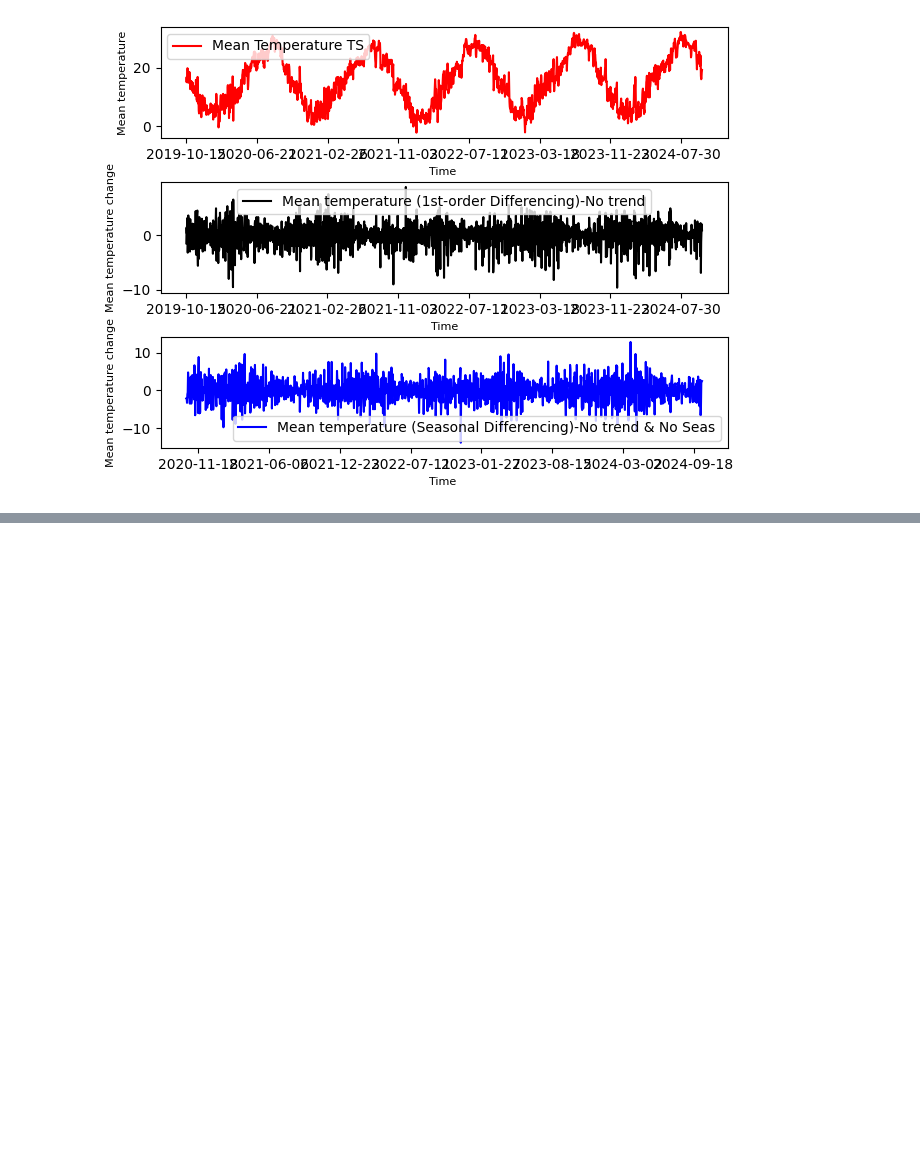
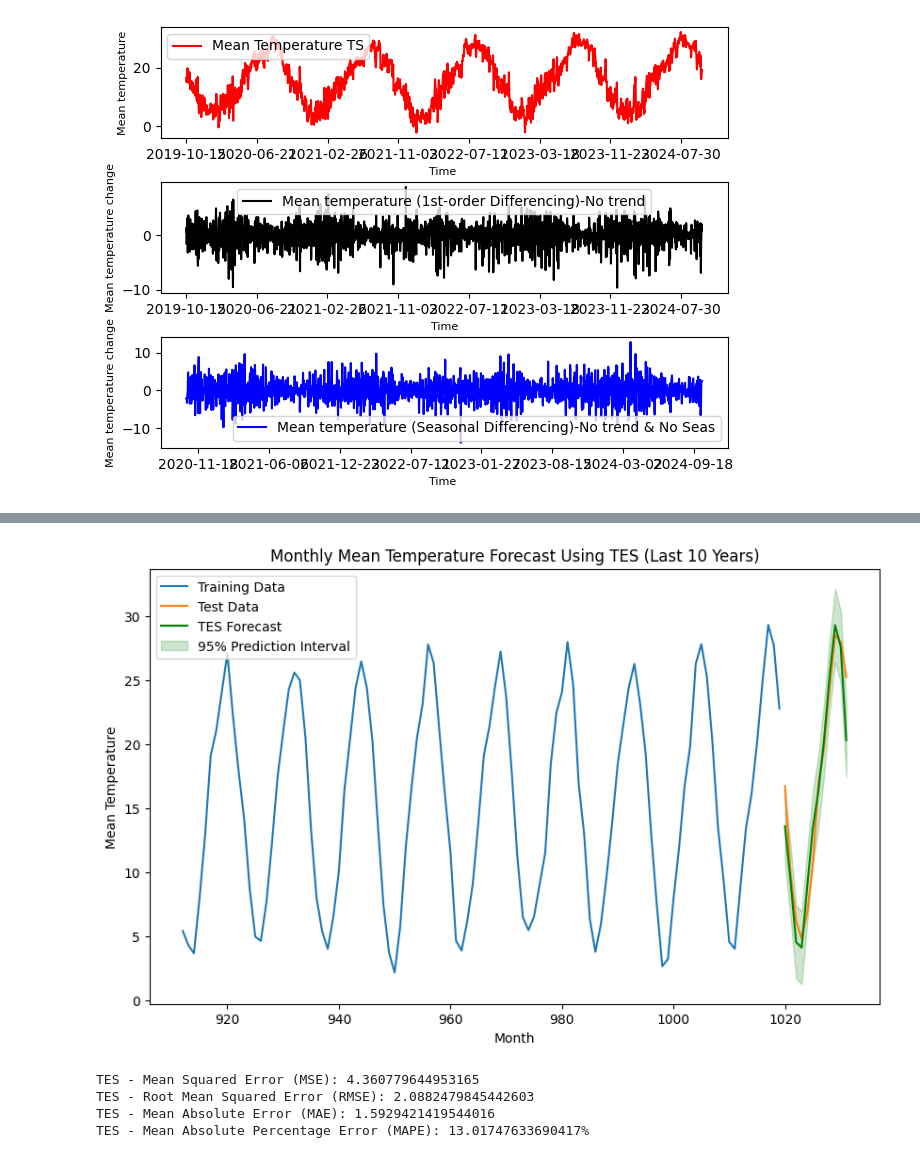
Before and after one commit to JoaoESmoreira/astp-project, a Jupyter notebook: src/data_description.ipynb, the cells around one changed output, grey strips where cells are left out. Cells and saved outputs as stored; diff of their text form; code cells hidden in the pictures; blank space fills up the shorter version.

```diff
--- a/src/data_description.ipynb
+++ b/src/data_description.ipynb
@@ -544,0 +607,57 @@ Text(0.5, 23.52222222222222, 'Time ')
+# %%
+# Fit TES model (additive trend and seasonality)
+tes_model = ExponentialSmoothing(train, trend='add', seasonal='add', seasonal_periods=12).fit()
+tes_forecast = tes_model.forecast(steps=12)
+
+# Estimate prediction intervals (95% confidence interval)
+# Standard deviation of residuals
+residuals = train - tes_model.fittedvalues
+std_error = residuals.std()
+
+# Calculate prediction intervals
+z_score = 1.96  # For 95% confidence
+forecast_upper = tes_forecast + z_score * std_error
+forecast_lower = tes_forecast - z_score * std_error
+
+# Convert forecast and intervals to a pandas Series with test index
+tes_forecast = pd.Series(tes_forecast.values, index=test.index)
+forecast_upper = pd.Series(forecast_upper.values, index=test.index)
+forecast_lower = pd.Series(forecast_lower.values, index=test.index)
+
+# Plot TES results with prediction intervals
+plt.figure(figsize=(10, 6))
+plt.plot(train_index, train, label='Training Data')
+plt.plot(test_index, test, label='Test Data')
+plt.plot(forecast_index, tes_forecast, label='TES Forecast', color='green')
+plt.fill_between(
+    forecast_index,
+    forecast_lower,
+    forecast_upper,
+    color='green',
+    alpha=0.2,
+    label='95% Prediction Interval'
+)
+#forecast_upper.plot(linestyle="--",legend=True)
+#forecast_lower.plot(linestyle="--",legend=True)
+plt.legend(loc='best')
+plt.title("Monthly Mean Temperature Forecast Using TES (Last 10 Years)")
+plt.xlabel("Month")
+plt.ylabel("Mean Temperature")
+plt.show()
+
+# Evaluation for TES
+tes_mse = mean_squared_error(test, tes_forecast)
+tes_rmse = np.sqrt(tes_mse)
+tes_mae = mean_absolute_error(test, tes_forecast)
+tes_mape = np.mean(np.abs((test - tes_forecast) / test.replace(0, np.nan))) * 100
+
+print(f"TES - Mean Squared Error (MSE): {tes_mse}")
+print(f"TES - Root Mean Squared Error (RMSE): {tes_rmse}")
+print(f"TES - Mean Absolute Error (MAE): {tes_mae}")
+print(f"TES - Mean Absolute Percentage Error (MAPE): {tes_mape}%")
+# %% [output]
+[figure, added]
+TES - Mean Squared Error (MSE): 4.360779644953165
+TES - Root Mean Squared Error (RMSE): 2.0882479845442603
+TES - Mean Absolute Error (MAE): 1.5929421419544016
+TES - Mean Absolute Percentage Error (MAPE): 13.01747633690417%
```
Also changed, not shown: parts of 9 cells of this notebook, 18 other files.
